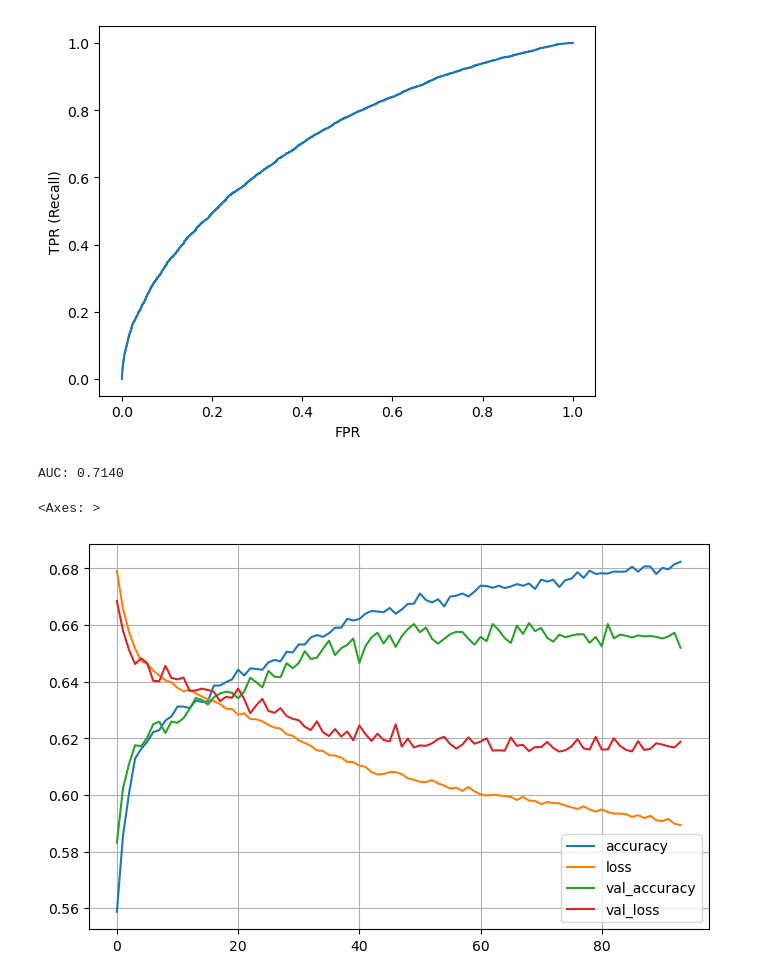
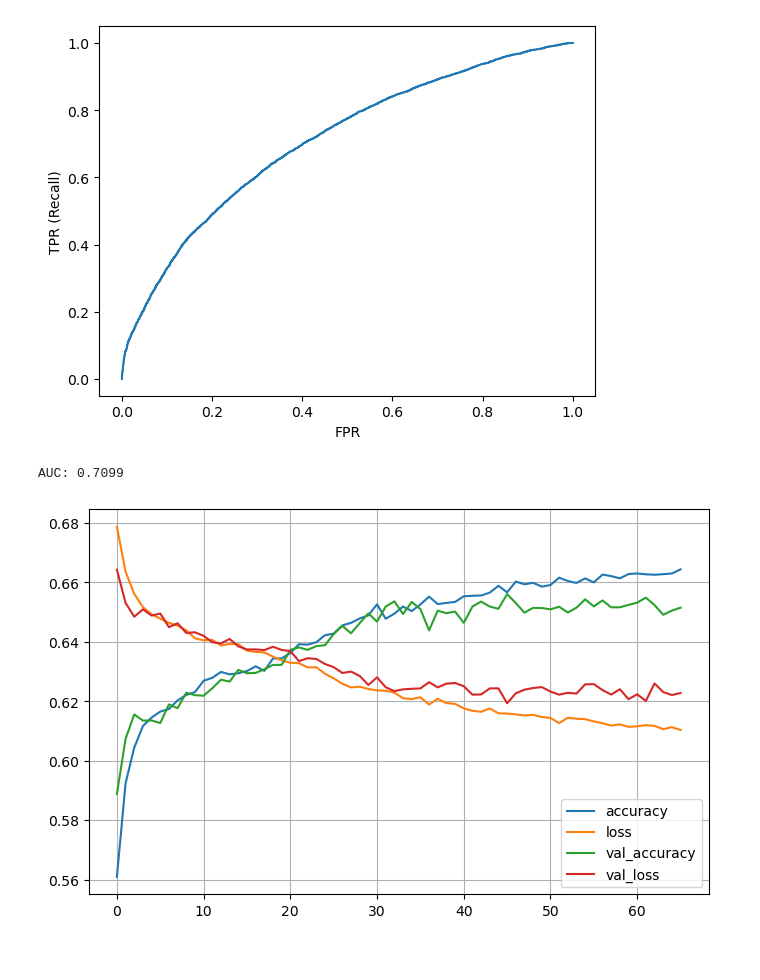
Before and after one commit to mathmartines/IntroML_Atividade3, a Jupyter notebook: ML/PointNet.ipynb, the cells around one changed output. Cells and saved outputs as stored; diff of their text form; code cells hidden in the pictures.

```diff
--- a/ML/PointNet.ipynb
+++ b/ML/PointNet.ipynb
@@ -6,15 +9,5 @@ from src.Keras.PointCloudLayer import PointNetLayer, ChannelWiseGlobalAveragePoo
 # %%
 # Creating the trainning, validation and test set
-higges_trainning = HiggsDataset("../Data/HiggsTrainning.csv", "cpu")
-higgs_validation = HiggsDataset("../Data/HiggsValidation.csv", "cpu")
-higgs_test = HiggsDataset("../Data/HiggsTest.csv", "cpu")
-
-# Exctracting the data from the torch tensors and converting to numpy arrays
-data_loader_trainning = DataLoader(higges_trainning, batch_size=len(higges_trainning))
-data_loader_validation = DataLoader(higgs_validation, batch_size=len(higgs_validation))
-data_loader_test = DataLoader(higgs_test, batch_size=len(higgs_test))
-
-torch_to_numpy = lambda torch_data: torch_data.numpy()
-X_train, y_train = map(torch_to_numpy, next(iter(data_loader_trainning)))
-X_val, y_val = map(torch_to_numpy, next(iter(data_loader_validation)))
-X_test, y_test = map(torch_to_numpy, next(iter(data_loader_test)))
+X_train, y_train = load_data_as_set_of_particles("../Data/HiggsTrainning.csv")
+X_val, y_val = load_data_as_set_of_particles("../Data/HiggsValidation.csv")
+X_test, y_test = load_data_as_set_of_particles("../Data/HiggsTest.csv")
@@ -71,0 +16,14 @@ Model: "sequential_3"
+# %%
+# Defining the MLP that will be used for all the particles
+input_mlp = keras.layers.Input(shape=[7])
+mlp = MLP(num_neurons=32)
+mlp_model = keras.Model(inputs=input_mlp, outputs=mlp(input_mlp))
+
+# creating the PointNet
+input_point_net = keras.layers.Input(shape=[6, 7])
+point_net = PointNet(mlp_model)(input_point_net)
+output_layer = keras.layers.Dense(2, activation='softmax')(point_net)
+
+# final model
+model = keras.Model(inputs=input_point_net, outputs=output_layer)
+model.summary()
@@ -72,6 +44,6 @@ Model: "sequential_3"
 # %%
 model.compile(optimizer='adam', loss='crossentropy', metrics=['accuracy'])
 early_stopping = keras.callbacks.EarlyStopping(patience=20, restore_best_weights=True)
-history = model.fit(X_train, y_train, epochs=100, batch_size=64, validation_data=(X_val, y_val), callbacks=[early_stopping])
+history = model.fit(X_train, y_train, epochs=100, batch_size=32, validation_data=(X_val, y_val), callbacks=[early_stopping])
 # %% [output]
 Epoch 1/100
@@ -145,19 +103,9 @@ Confusion Matrix
 # %%
-# roc curve for top tagging
-fpr, tpr, thresholds = roc_curve(y_val[:, 0], y_val_pred[:, 0])
-plt.plot(fpr, tpr)
-plt.xlabel('FPR')
-plt.ylabel('TPR (Recall)')
-plt.show()
-print(f"AUC: {auc(fpr, tpr):.4f}")
+utilities.display_roc_curve(y_true=y_val, y_pred=y_val_pred)
 # %% [output]
-[figure, old version]
+[figure, new version]
-AUC: 0.7140
+AUC: 0.7099
 # %%
-import pandas as pd
-pd.DataFrame(history.history).plot(figsize=(8, 5))
-plt.grid(True)
-plt.gca() # set the vertical range to [0-1] plt.show()
+utilities.plot_hist_trainning(history)
 # %% [output]
-<Axes: >
-[figure, old version]
+[figure, new version]
```
Also changed, not shown: parts of 14 cells of this notebook, 25 other files.
